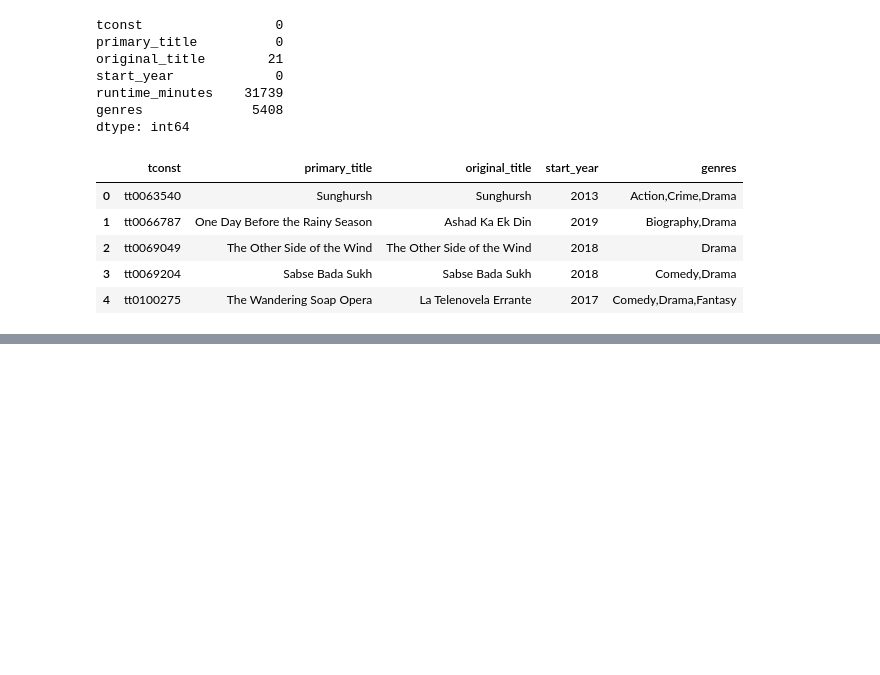
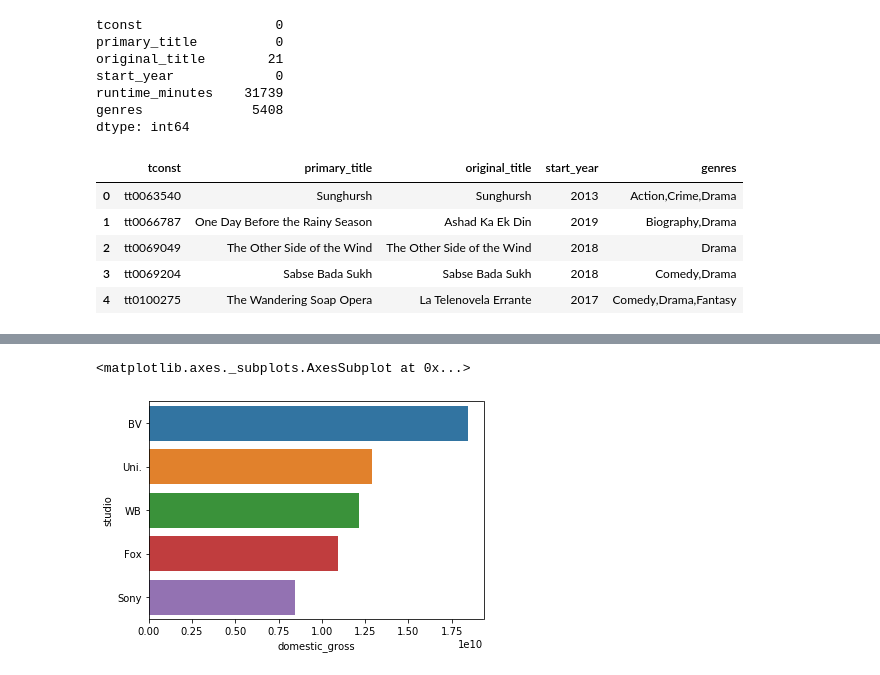
Before and after one commit to Aper012/Phase-1-project, a Jupyter notebook: Question 1.ipynb, the cells around one changed output, grey strips where cells are left out. Saved outputs shown, nothing was run; the diff lists cells and outputs as text; code cells hidden in the pictures; blank space fills up the shorter version.

```diff
--- a/Question 1.ipynb
+++ b/Question 1.ipynb
@@ -135,0 +166,9 @@ title_basics_df.head()
+# %%
+top_studio = mgross_df.groupby(by = 'studio').sum().reset_index()
+# %%
+top_studio.sort_values(by = ['domestic_gross'], inplace= True, ascending= False)
+# %%
+sns.barplot(x = 'domestic_gross', y = 'studio', data = top_studio[0:5])
+# %% [output]
+<matplotlib.axes._subplots.AxesSubplot at 0x...>
+[figure, added]
```
Also changed, not shown: parts of 6 cells of this notebook, 1 other file.
